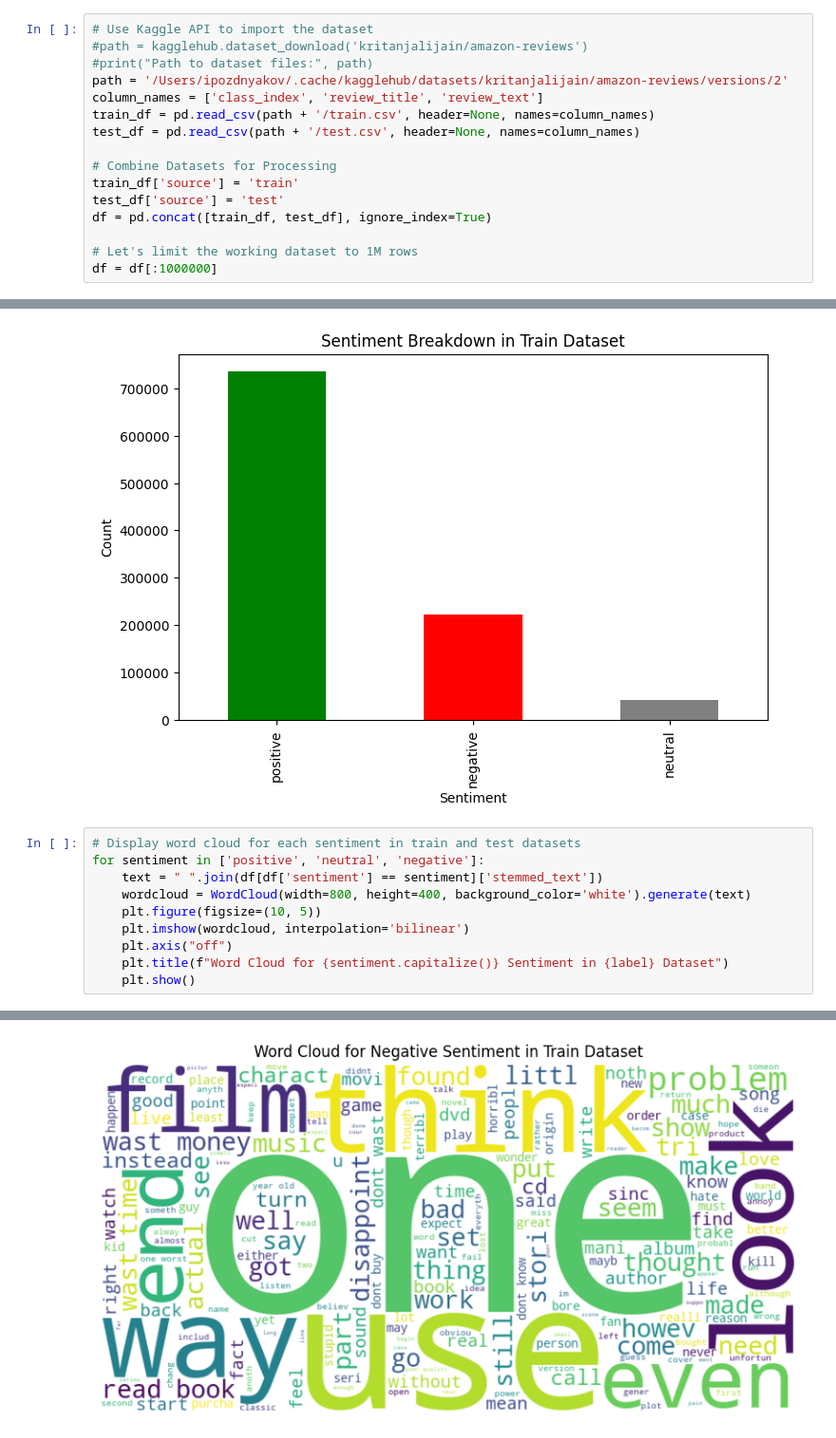
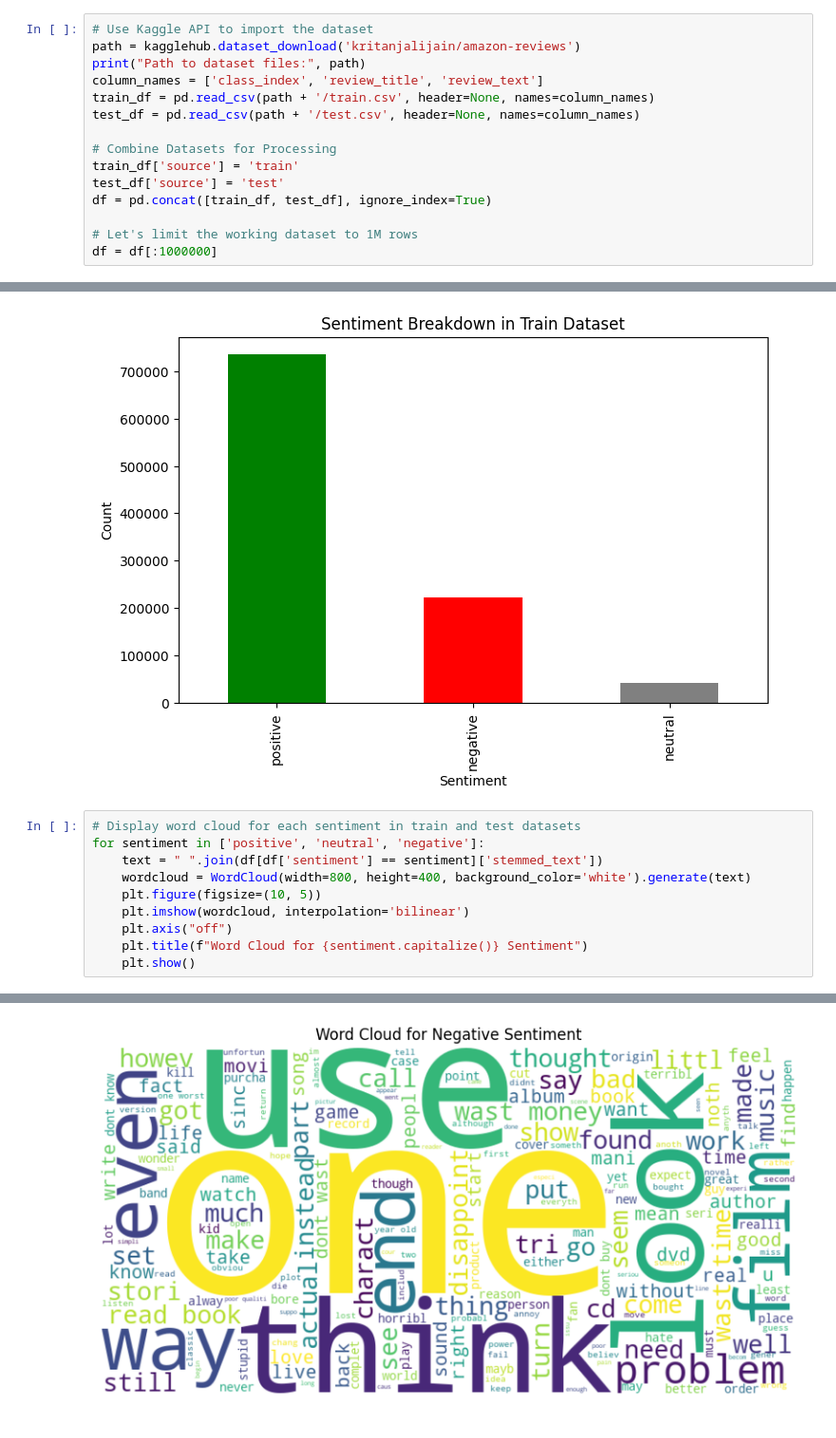
Before and after one commit to pozdnyakovx/exp, a Jupyter notebook: projects/amazon_reviews/reviews_polarity.ipynb, the cells around one changed output, grey strips where cells are left out. Shown at 95% size. Saved outputs shown, nothing was run; the diff lists cells and outputs as text.

Commit message:
finalize work + add charts

```diff
--- a/projects/amazon_reviews/reviews_polarity.ipynb
+++ b/projects/amazon_reviews/reviews_polarity.ipynb
@@ -57,9 +58,8 @@ The Amazon reviews polarity dataset is constructed by taking review score 1 and
 The files train.csv and test.csv contain all the training samples as comma-sparated values. There are 3 columns in them, corresponding to class index (1 or 2), review title and review text. The review title and text are escaped using double quotes ("), and any internal double quote is escaped by 2 double quotes (""). New lines are escaped by a backslash followed with an "n" character, that is "\n".
 # %%
 # Use Kaggle API to import the dataset
-#path = kagglehub.dataset_download('kritanjalijain/amazon-reviews')
-#print("Path to dataset files:", path)
-path = '/Users/ipozdnyakov/.cache/kagglehub/datasets/kritanjalijain/amazon-reviews/versions/2'
+path = kagglehub.dataset_download('kritanjalijain/amazon-reviews')
+print("Path to dataset files:", path)
 column_names = ['class_index', 'review_title', 'review_text']
 train_df = pd.read_csv(path + '/train.csv', header=None, names=column_names)
 test_df = pd.read_csv(path + '/test.csv', header=None, names=column_names)
@@ -251,6 +250,6 @@ for sentiment in ['positive', 'neutral', 'negative']:
     plt.figure(figsize=(10, 5))
     plt.imshow(wordcloud, interpolation='bilinear')
     plt.axis("off")
-    plt.title(f"Word Cloud for {sentiment.capitalize()} Sentiment in {label} Dataset")
+    plt.title(f"Word Cloud for {sentiment.capitalize()} Sentiment")
     plt.show()
 # %% [output]
@@ -259 +258 @@ for sentiment in ['positive', 'neutral', 'negative']:
-[figure, old version]
+[figure, new version]
```
Also changed, not shown: parts of 8 cells of this notebook.
